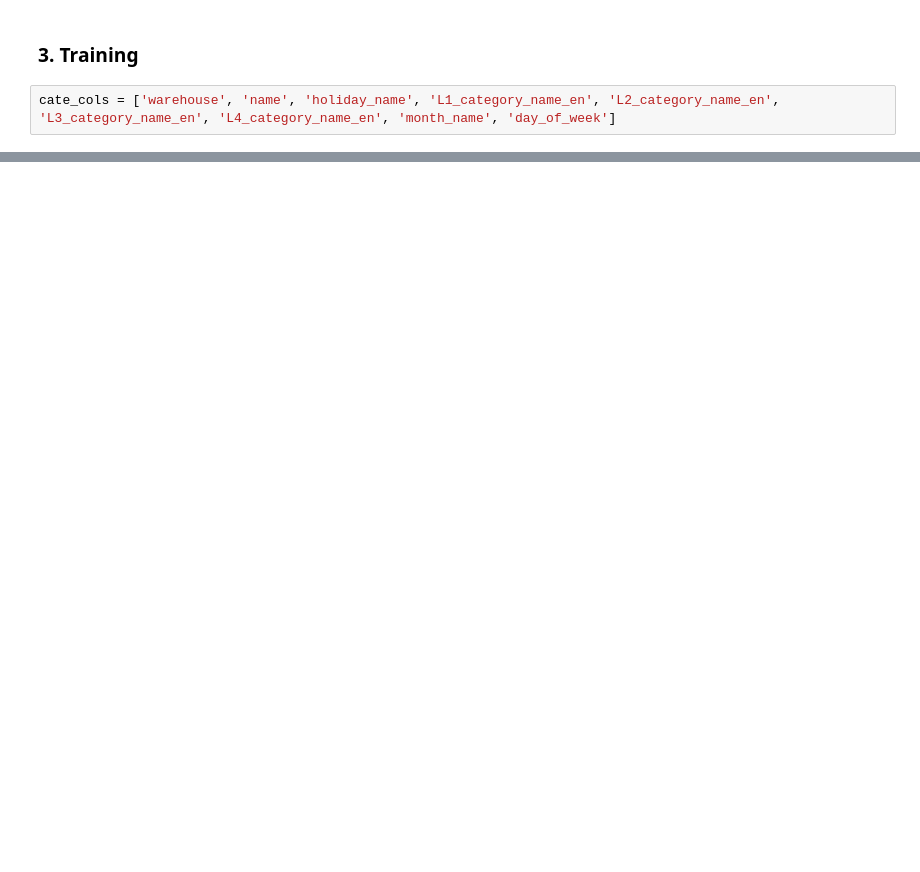
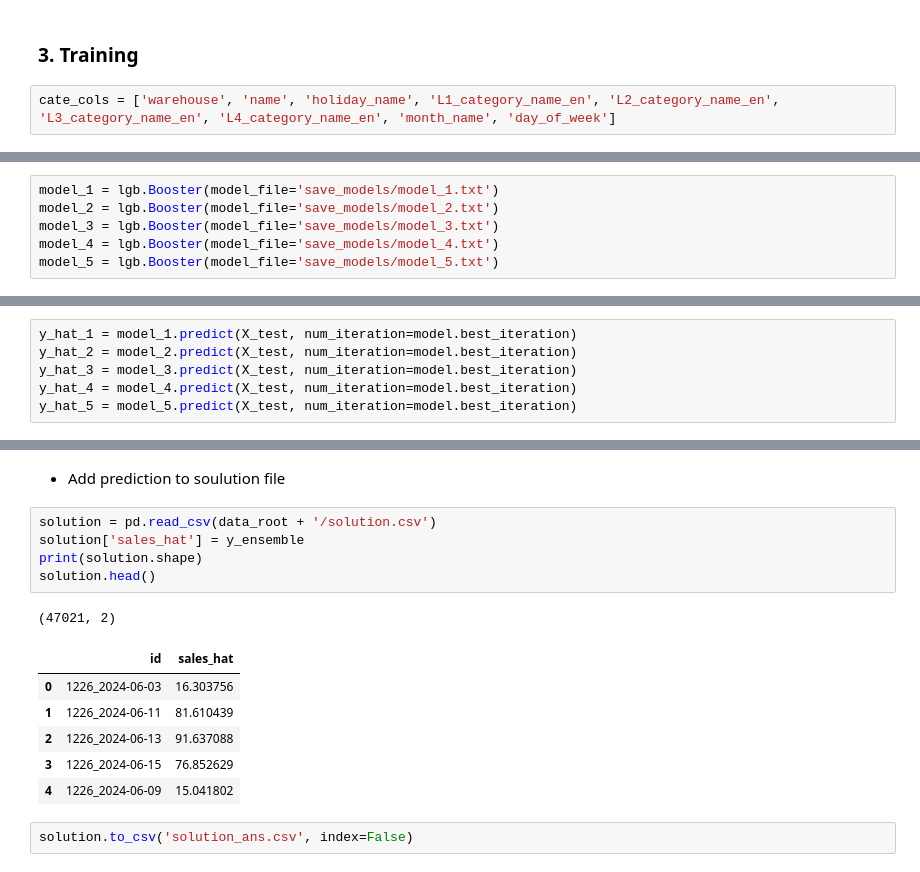
Before and after one commit to TranDat24318791998/Udacity_Rohlik_Sales_Forecasting, a Jupyter notebook: data_processing.ipynb, the cells around one changed output, grey strips where cells are left out. Cells and saved outputs as stored; diff of their text form; blank space fills up the shorter version.

```diff
--- a/data_processing.ipynb
+++ b/data_processing.ipynb
@@ -433,0 +457,6 @@ print(f"Test RMSE: {test_rmse:.4f}")
+# %%
+model_1 = lgb.Booster(model_file='save_models/model_1.txt')
+model_2 = lgb.Booster(model_file='save_models/model_2.txt')
+model_3 = lgb.Booster(model_file='save_models/model_3.txt')
+model_4 = lgb.Booster(model_file='save_models/model_4.txt')
+model_5 = lgb.Booster(model_file='save_models/model_5.txt')
@@ -433,0 +467,6 @@ print(f"Test RMSE: {test_rmse:.4f}")
+# %%
+y_hat_1 = model_1.predict(X_test, num_iteration=model.best_iteration)
+y_hat_2 = model_2.predict(X_test, num_iteration=model.best_iteration)
+y_hat_3 = model_3.predict(X_test, num_iteration=model.best_iteration)
+y_hat_4 = model_4.predict(X_test, num_iteration=model.best_iteration)
+y_hat_5 = model_5.predict(X_test, num_iteration=model.best_iteration)
@@ -433,0 +479,17 @@ print(f"Test RMSE: {test_rmse:.4f}")
+# %% [markdown]
+* Add prediction to soulution file
+# %%
+solution = pd.read_csv(data_root + '/solution.csv')
+solution['sales_hat'] = y_ensemble
+print(solution.shape)
+solution.head()
+# %% [output]
+(47021, 2)
+|  | id | sales_hat |
+| 0 | 1226_2024-06-03 | 16.303756 |
+| 1 | 1226_2024-06-11 | 81.610439 |
+| 2 | 1226_2024-06-13 | 91.637088 |
+| 3 | 1226_2024-06-15 | 76.852629 |
+| 4 | 1226_2024-06-09 | 15.041802 |
+# %%
+solution.to_csv('solution_ans.csv', index=False)
```
Also changed, not shown: parts of 20 cells of this notebook, 6 other files.
